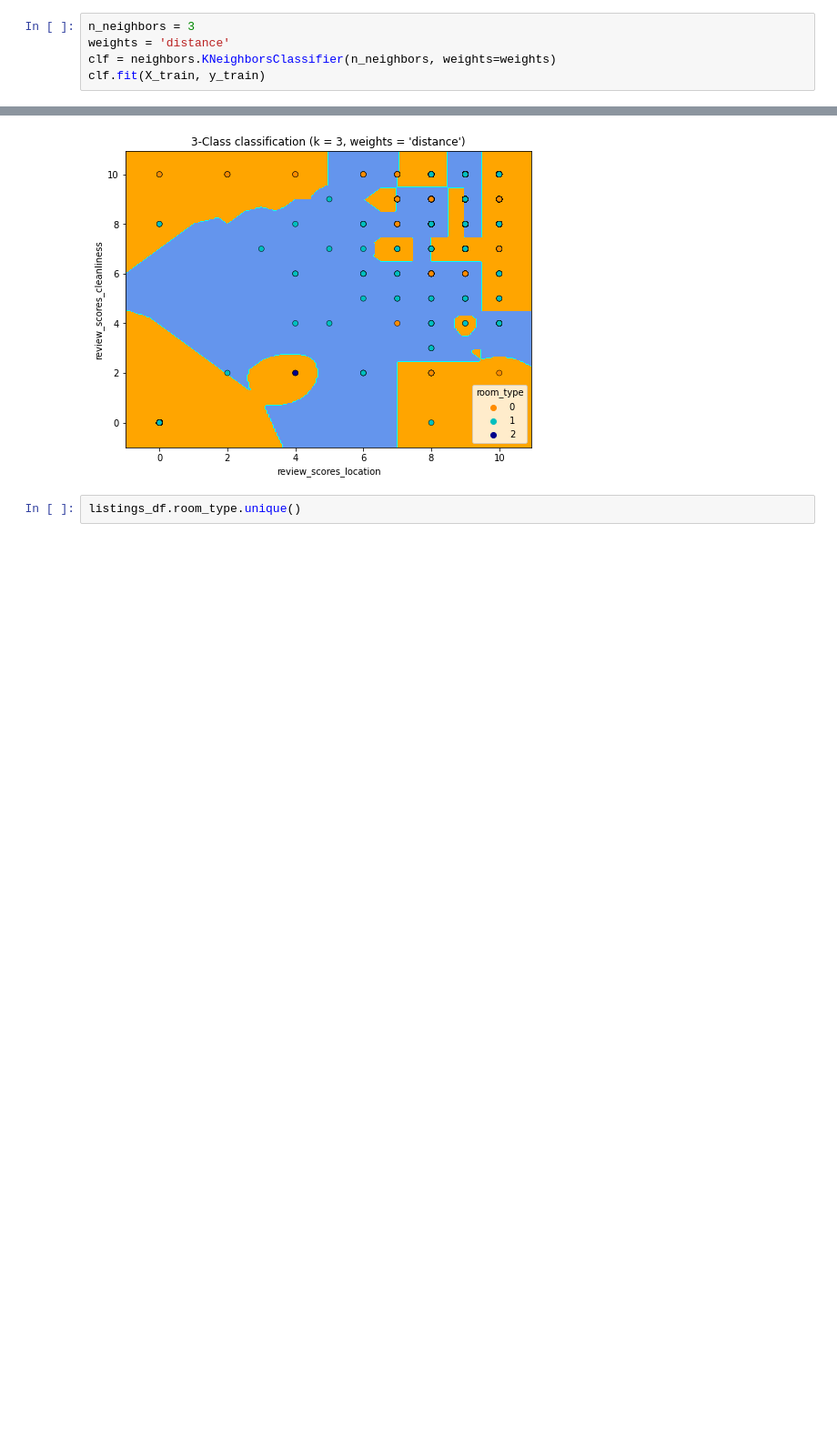
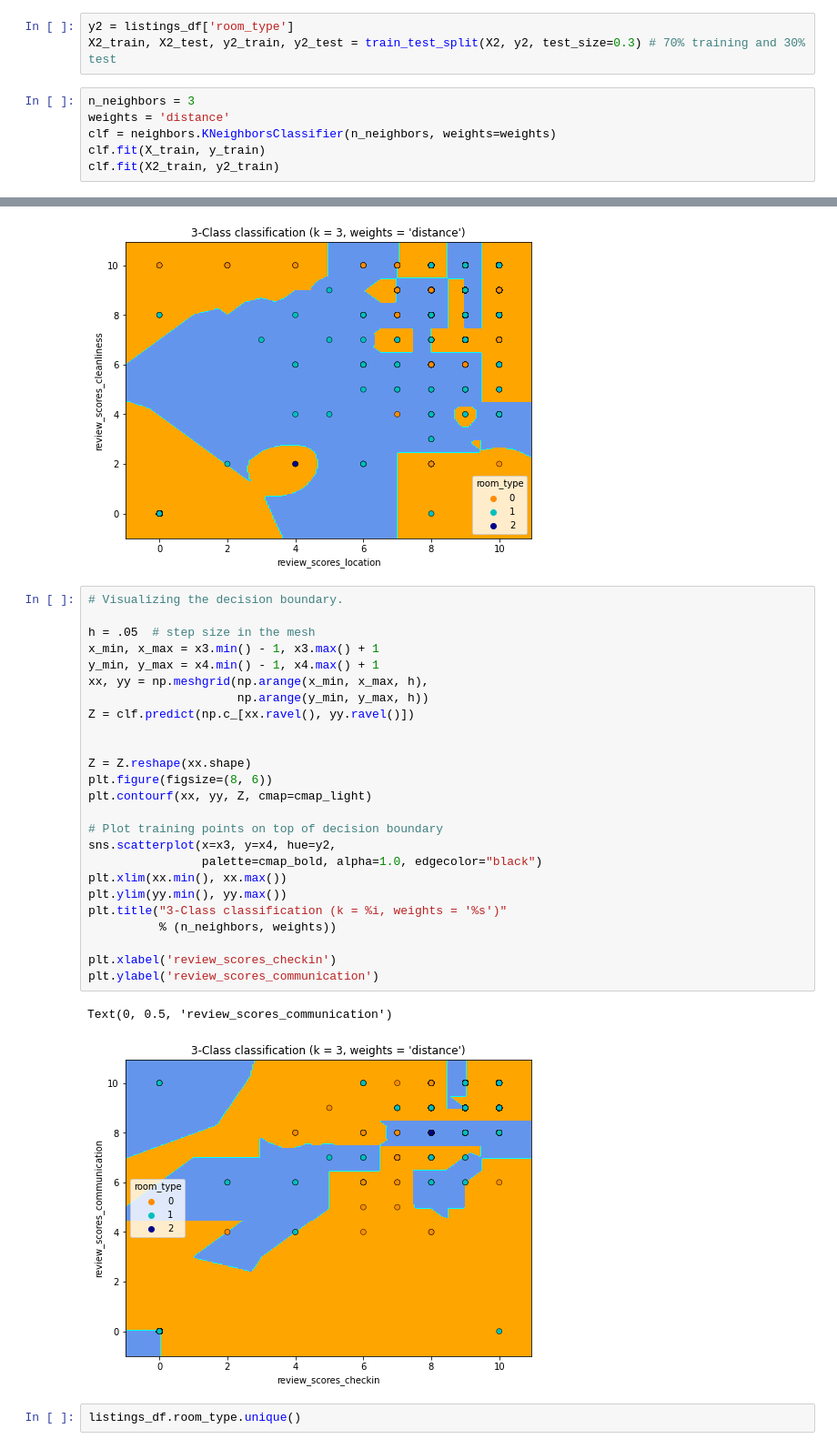
Before and after one commit to Tianyu-Fang/Data-Mining-on-Airbnb-Listings, a Jupyter notebook: dm_project.ipynb, the cells around one changed output, grey strips where cells are left out. Shown at 91% size. Saved outputs shown, nothing was run; the diff lists cells and outputs as text; blank space fills up the shorter version.

```diff
--- a/dm_project.ipynb
+++ b/dm_project.ipynb
@@ -404,10 +437,14 @@ id
 14603878    1
 14504422    1
 Name: room_type, Length: 3254, dtype: int32
+# %%
+y2 = listings_df['room_type']
+X2_train, X2_test, y2_train, y2_test = train_test_split(X2, y2, test_size=0.3) # 70% training and 30% test
 # %%
 n_neighbors = 3
 weights = 'distance'
 clf = neighbors.KNeighborsClassifier(n_neighbors, weights=weights)
 clf.fit(X_train, y_train)
+clf.fit(X2_train, y2_train)
 # %% [output]
 KNeighborsClassifier(n_neighbors=3, weights='distance')
@@ -441,6 +478,34 @@ plt.ylabel('review_scores_cleanliness')
 # %% [output]
 Text(0, 0.5, 'review_scores_cleanliness')
 [figure]
+# %%
+# Visualizing the decision boundary.
+
+h = .05  # step size in the mesh
+x_min, x_max = x3.min() - 1, x3.max() + 1
+y_min, y_max = x4.min() - 1, x4.max() + 1
+xx, yy = np.meshgrid(np.arange(x_min, x_max, h),
+                     np.arange(y_min, y_max, h))
+Z = clf.predict(np.c_[xx.ravel(), yy.ravel()])
+
+
+Z = Z.reshape(xx.shape)
+plt.figure(figsize=(8, 6))
+plt.contourf(xx, yy, Z, cmap=cmap_light)
+
+# Plot training points on top of decision boundary
+sns.scatterplot(x=x3, y=x4, hue=y2,
+                palette=cmap_bold, alpha=1.0, edgecolor="black")
+plt.xlim(xx.min(), xx.max())
+plt.ylim(yy.min(), yy.max())
+plt.title("3-Class classification (k = %i, weights = '%s')"
+          % (n_neighbors, weights))
+
+plt.xlabel('review_scores_checkin')
+plt.ylabel('review_scores_communication')
+# %% [output]
+Text(0, 0.5, 'review_scores_communication')
+[figure, added]
 # %%
 listings_df.room_type.unique()
 # %% [output]
```
Also changed, not shown: parts of 15 cells of this notebook.
